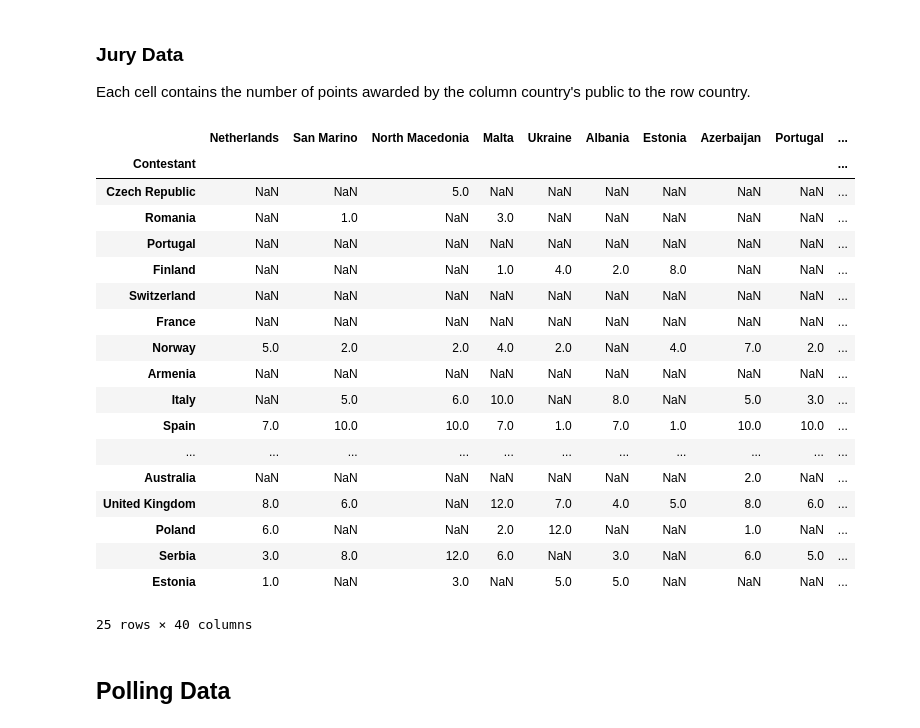
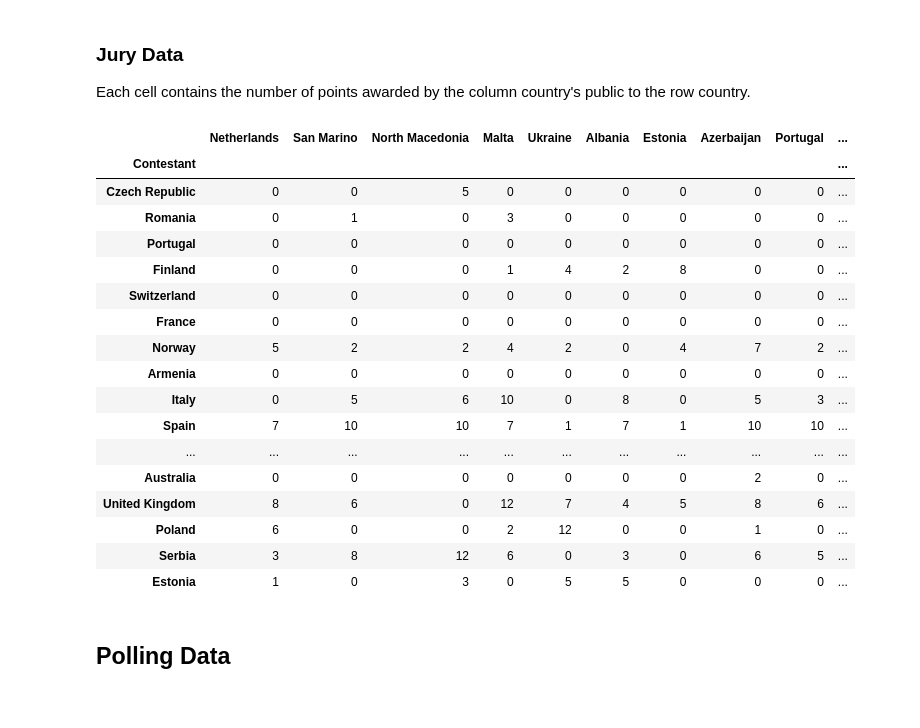
Before and after one commit to com-480-data-visualization/project-2023-data-connoisseurs, a Jupyter notebook: eda.ipynb, the cells around one changed output. Drawn from its saved outputs; the diff is of its cells as text; code cells hidden in the pictures.

```diff
--- a/eda.ipynb
+++ b/eda.ipynb
@@ -4,6 +4,8 @@
 The dataset contains voting and polling data for the six most recent editions of the Eurovision Song Contest (2022, 2021, 2019, 2018, 2017, and 2016).
 # %%
 import pandas as pd
+
+pd.set_option("display.max_columns", None)
 # %% [markdown]
 ## Voting Data
 
@@ -52,34 +55,35 @@ Each cell contains the number of points awarded by the column country's public t
 # %%
 def get_televote_data(year):
     path = f"./data/Final Results/Televote/{year}_televote_results.csv"
     df = pd.read_csv(path, index_col="Contestant")
     df = df.iloc[:, 3:]
+    df = df.fillna(0)
+    df = df.astype("int32")
     return df
 
 
 televote_data = get_televote_data(2022)
 
 televote_data
 # %% [output]
 |  | Netherlands | San Marino | North Macedonia | Malta | Ukraine | Albania | Estonia | Azerbaijan | Portugal | ... |
 | Contestant |  |  |  |  |  |  |  |  |  | ... |
-| Czech Republic | NaN | NaN | 5.0 | NaN | NaN | NaN | NaN | NaN | NaN | ... |
-| Romania | NaN | 1.0 | NaN | 3.0 | NaN | NaN | NaN | NaN | NaN | ... |
-| Portugal | NaN | NaN | NaN | NaN | NaN | NaN | NaN | NaN | NaN | ... |
-| Finland | NaN | NaN | NaN | 1.0 | 4.0 | 2.0 | 8.0 | NaN | NaN | ... |
-| Switzerland | NaN | NaN | NaN | NaN | NaN | NaN | NaN | NaN | NaN | ... |
-| France | NaN | NaN | NaN | NaN | NaN | NaN | NaN | NaN | NaN | ... |
-| Norway | 5.0 | 2.0 | 2.0 | 4.0 | 2.0 | NaN | 4.0 | 7.0 | 2.0 | ... |
-| Armenia | NaN | NaN | NaN | NaN | NaN | NaN | NaN | NaN | NaN | ... |
-| Italy | NaN | 5.0 | 6.0 | 10.0 | NaN | 8.0 | NaN | 5.0 | 3.0 | ... |
-| Spain | 7.0 | 10.0 | 10.0 | 7.0 | 1.0 | 7.0 | 1.0 | 10.0 | 10.0 | ... |
+| Czech Republic | 0 | 0 | 5 | 0 | 0 | 0 | 0 | 0 | 0 | ... |
+| Romania | 0 | 1 | 0 | 3 | 0 | 0 | 0 | 0 | 0 | ... |
+| Portugal | 0 | 0 | 0 | 0 | 0 | 0 | 0 | 0 | 0 | ... |
+| Finland | 0 | 0 | 0 | 1 | 4 | 2 | 8 | 0 | 0 | ... |
+| Switzerland | 0 | 0 | 0 | 0 | 0 | 0 | 0 | 0 | 0 | ... |
+| France | 0 | 0 | 0 | 0 | 0 | 0 | 0 | 0 | 0 | ... |
+| Norway | 5 | 2 | 2 | 4 | 2 | 0 | 4 | 7 | 2 | ... |
+| Armenia | 0 | 0 | 0 | 0 | 0 | 0 | 0 | 0 | 0 | ... |
+| Italy | 0 | 5 | 6 | 10 | 0 | 8 | 0 | 5 | 3 | ... |
+| Spain | 7 | 10 | 10 | 7 | 1 | 7 | 1 | 10 | 10 | ... |
 | ... | ... | ... | ... | ... | ... | ... | ... | ... | ... | ... |
-| Australia | NaN | NaN | NaN | NaN | NaN | NaN | NaN | 2.0 | NaN | ... |
-| United Kingdom | 8.0 | 6.0 | NaN | 12.0 | 7.0 | 4.0 | 5.0 | 8.0 | 6.0 | ... |
-| Poland | 6.0 | NaN | NaN | 2.0 | 12.0 | NaN | NaN | 1.0 | NaN | ... |
-| Serbia | 3.0 | 8.0 | 12.0 | 6.0 | NaN | 3.0 | NaN | 6.0 | 5.0 | ... |
-| Estonia | 1.0 | NaN | 3.0 | NaN | 5.0 | 5.0 | NaN | NaN | NaN | ... |
+| Australia | 0 | 0 | 0 | 0 | 0 | 0 | 0 | 2 | 0 | ... |
+| United Kingdom | 8 | 6 | 0 | 12 | 7 | 4 | 5 | 8 | 6 | ... |
+| Poland | 6 | 0 | 0 | 2 | 12 | 0 | 0 | 1 | 0 | ... |
+| Serbia | 3 | 8 | 12 | 6 | 0 | 3 | 0 | 6 | 5 | ... |
+| Estonia | 1 | 0 | 3 | 0 | 5 | 5 | 0 | 0 | 0 | ... |
-25 rows × 40 columns
 # %% [markdown]
 ## Polling Data
 # %% [markdown]
```
Also changed, not shown: parts of 1 cell of this notebook.
